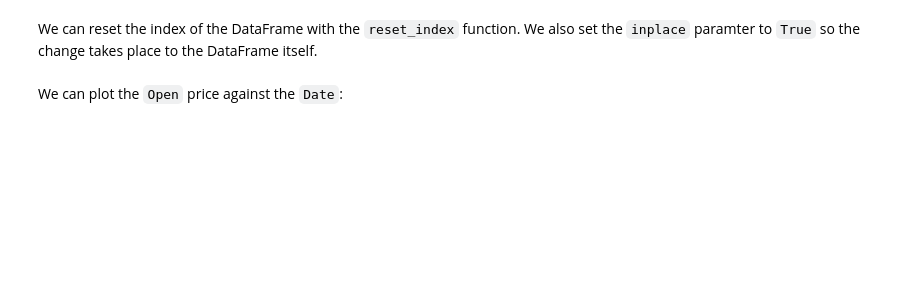
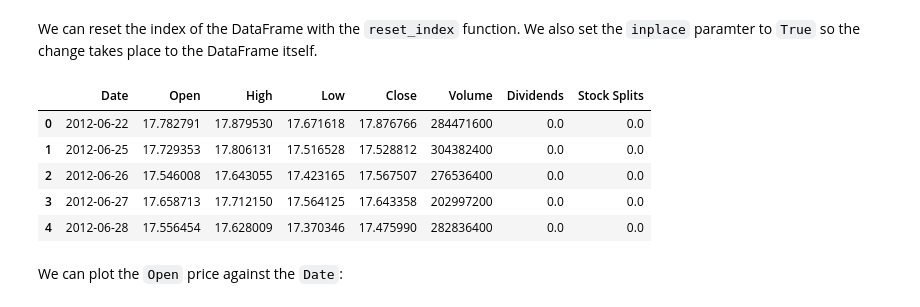
Before and after one commit to couzhei/ai-journey, a Jupyter notebook: ibm-data-science/05-python-project/1-Final_Assignment_Library.ipynb, the cells around one changed output. Saved outputs shown, nothing was run; the diff lists cells and outputs as text; code cells hidden in the pictures; blank space fills up the shorter version.

```diff
--- a/ibm-data-science/05-python-project/1-Final_Assignment_Library.ipynb
+++ b/ibm-data-science/05-python-project/1-Final_Assignment_Library.ipynb
@@ -57,7 +77,7 @@ apple_info['country']
 # %% [markdown]
 A share is the single smallest part of a company's stock  that you can buy, the prices of these shares fluctuate over time. Using the <code>history()</code> method we can get the share price of the stock over a certain period of time. Using the `period` parameter we can set how far back from the present to get data. The options for `period` are 1 day (1d), 5d, 1 month (1mo) , 3mo, 6mo, 1 year (1y), 2y, 5y, 10y, ytd, and max.
 # %%
-apple_share_price_data = apple.history(period="max")
+apple_share_price_data = apple.history(period="9y")
 # %% [markdown]
 The format that the data is returned in is a Pandas DataFrame. With the `Date` as the index the share `Open`, `High`, `Low`, `Close`, `Volume`, and `Stock Splits` are given for each day.
 # %%
@@ -66,6 +94,15 @@ apple_share_price_data.head()
 We can reset the index of the DataFrame with the `reset_index` function. We also set the `inplace` paramter to `True` so the change takes place to the DataFrame itself.
 # %%
 apple_share_price_data.reset_index(inplace=True)
+# %%
+apple_share_price_data.head()
+# %% [output]
+|  | Date | Open | High | Low | Close | Volume | Dividends | Stock Splits |
+| 0 | 2012-06-22 | 17.782791 | 17.879530 | 17.671618 | 17.876766 | 284471600 | 0.0 | 0.0 |
+| 1 | 2012-06-25 | 17.729353 | 17.806131 | 17.516528 | 17.528812 | 304382400 | 0.0 | 0.0 |
+| 2 | 2012-06-26 | 17.546008 | 17.643055 | 17.423165 | 17.567507 | 276536400 | 0.0 | 0.0 |
+| 3 | 2012-06-27 | 17.658713 | 17.712150 | 17.564125 | 17.643358 | 202997200 | 0.0 | 0.0 |
+| 4 | 2012-06-28 | 17.556454 | 17.628009 | 17.370346 | 17.475990 | 282836400 | 0.0 | 0.0 |
 # %% [markdown]
 We can plot the `Open` price against the `Date`:
 # %%
```
Also changed, not shown: parts of 15 cells of this notebook, 2 other files.
